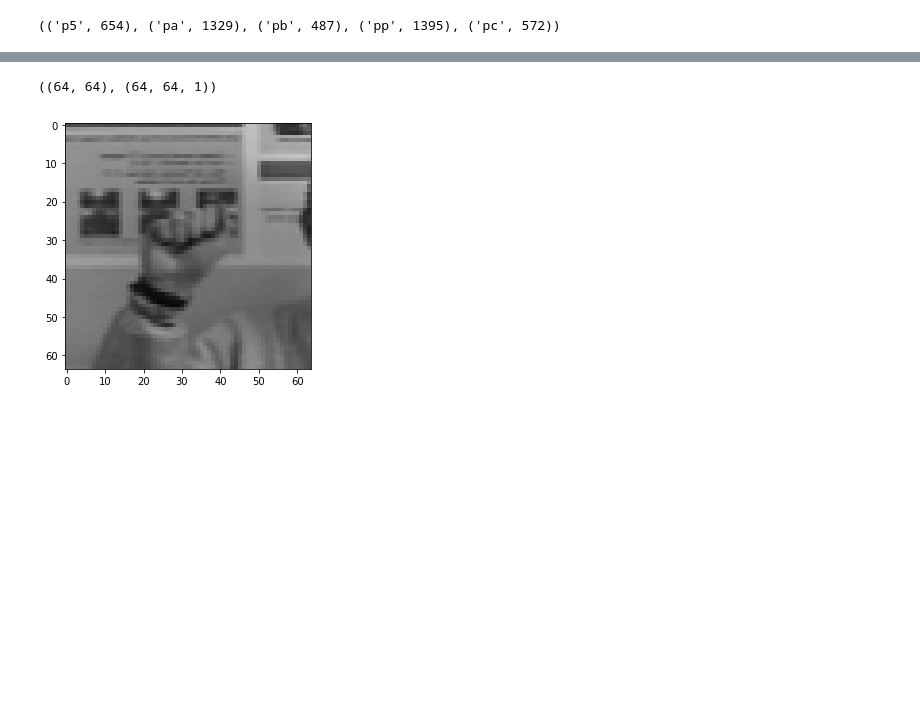
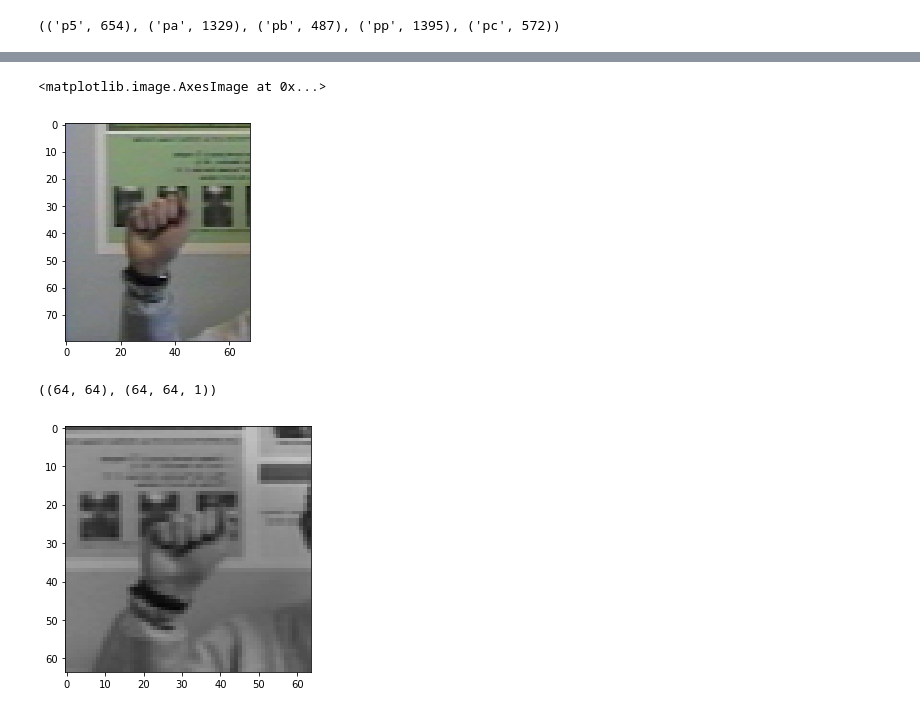
Before and after one commit to DietMocha/ASL_translator, a Jupyter notebook: MVP Code B FInished.ipynb, the cells around one changed output, grey strips where cells are left out. Drawn from its saved outputs; the diff is of its cells as text; code cells hidden in the pictures; blank space fills up the shorter version.

```diff
--- a/MVP Code B FInished.ipynb
+++ b/MVP Code B FInished.ipynb
@@ -69,3 +69,9 @@ image_paths[1], image_paths[2001]
+# %%
+old = plt.imread(image_paths[1])
+plt.imshow(old)
+# %% [output]
+<matplotlib.image.AxesImage at 0x...>
+[figure, added]
 # %%
 '''length X width X channel (64,64, 1) does not work with skimage, it breaks plt'''
 first_pic_sk = skio.imread(image_paths[0], as_grey=True)
```
Also changed, not shown: parts of 15 cells of this notebook, 2 other files.
